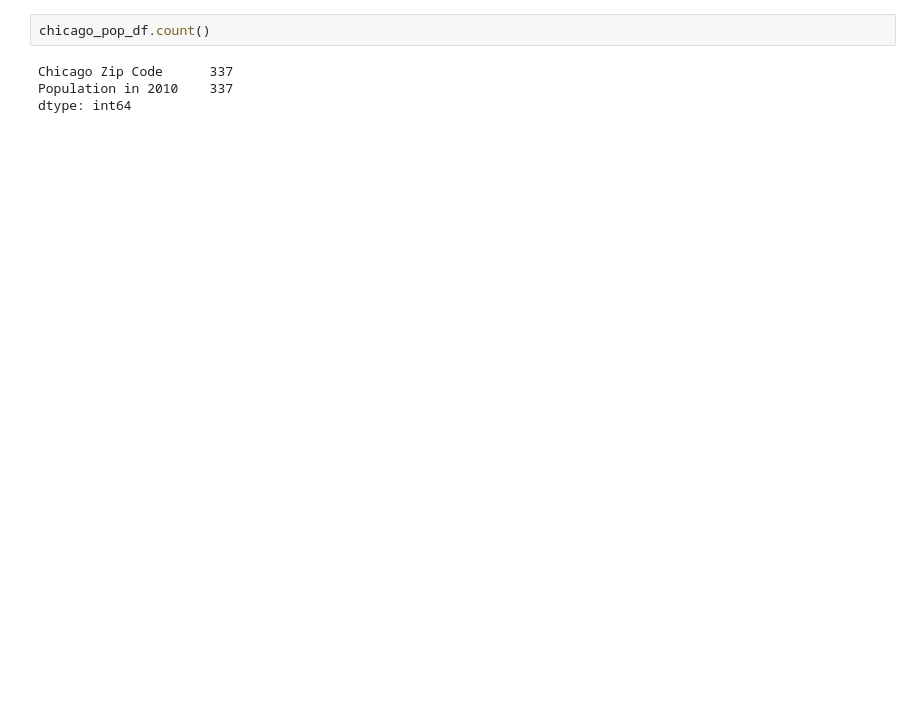
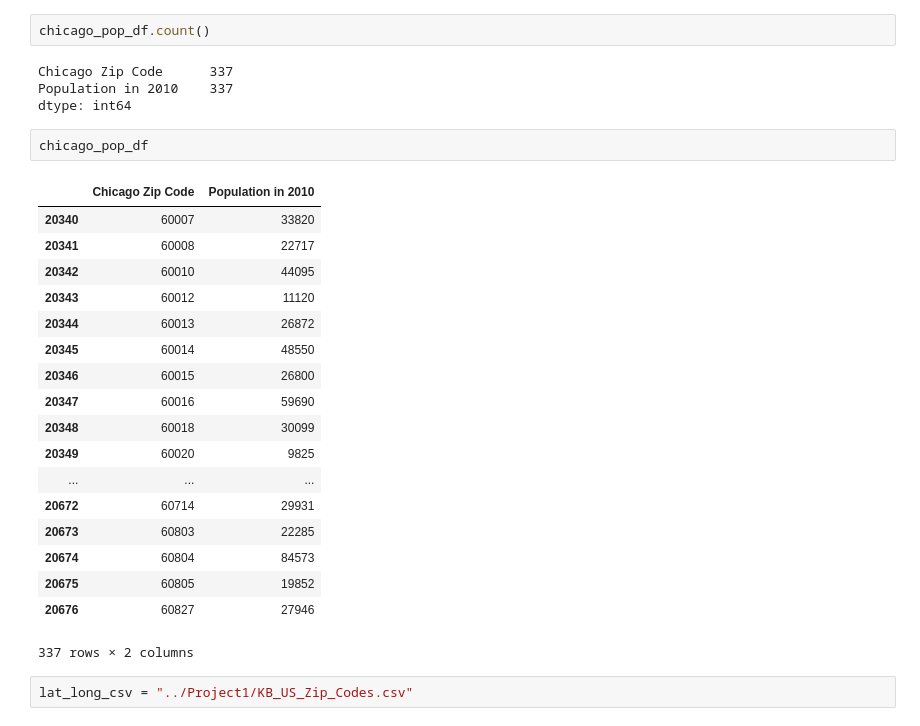
Before and after one commit to prathyushachalla/FindMyCoffeewithGIS, a Jupyter notebook: Population_by_zipcode.ipynb, the cells around one changed output. Drawn from its saved outputs; the diff is of its cells as text; blank space fills up the shorter version.

```diff
--- a/Population_by_zipcode.ipynb
+++ b/Population_by_zipcode.ipynb
@@ -76,3 +77,26 @@ chicago_pop_df.count()
 Chicago Zip Code      337
 Population in 2010    337
 dtype: int64
+# %%
+chicago_pop_df
+# %% [output]
+|  | Chicago Zip Code | Population in 2010 |
+| 20340 | 60007 | 33820 |
+| 20341 | 60008 | 22717 |
+| 20342 | 60010 | 44095 |
+| 20343 | 60012 | 11120 |
+| 20344 | 60013 | 26872 |
+| 20345 | 60014 | 48550 |
+| 20346 | 60015 | 26800 |
+| 20347 | 60016 | 59690 |
+| 20348 | 60018 | 30099 |
+| 20349 | 60020 | 9825 |
+| ... | ... | ... |
+| 20672 | 60714 | 29931 |
+| 20673 | 60803 | 22285 |
+| 20674 | 60804 | 84573 |
+| 20675 | 60805 | 19852 |
+| 20676 | 60827 | 27946 |
+337 rows × 2 columns
+# %%
+lat_long_csv = "../Project1/KB_US_Zip_Codes.csv"
```
Also changed, not shown: parts of 13 cells of this notebook.
